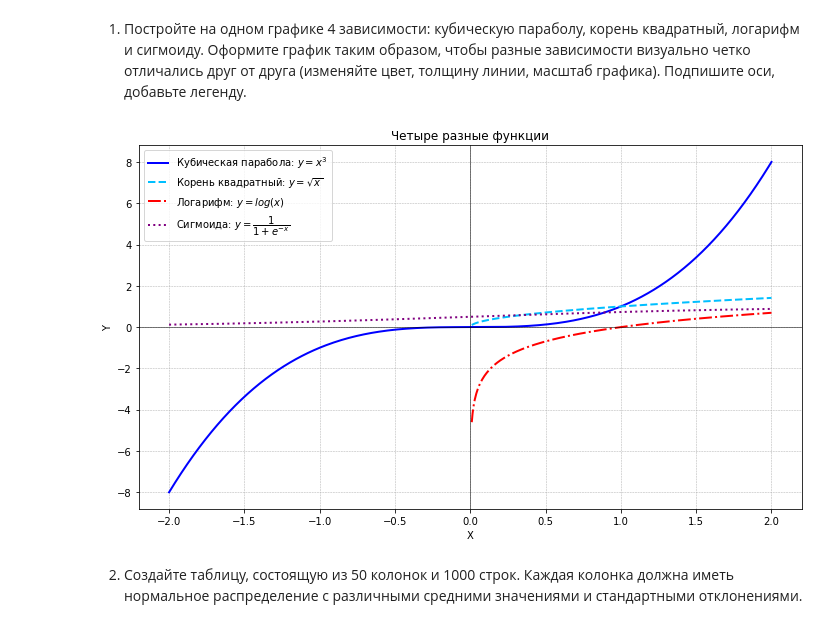
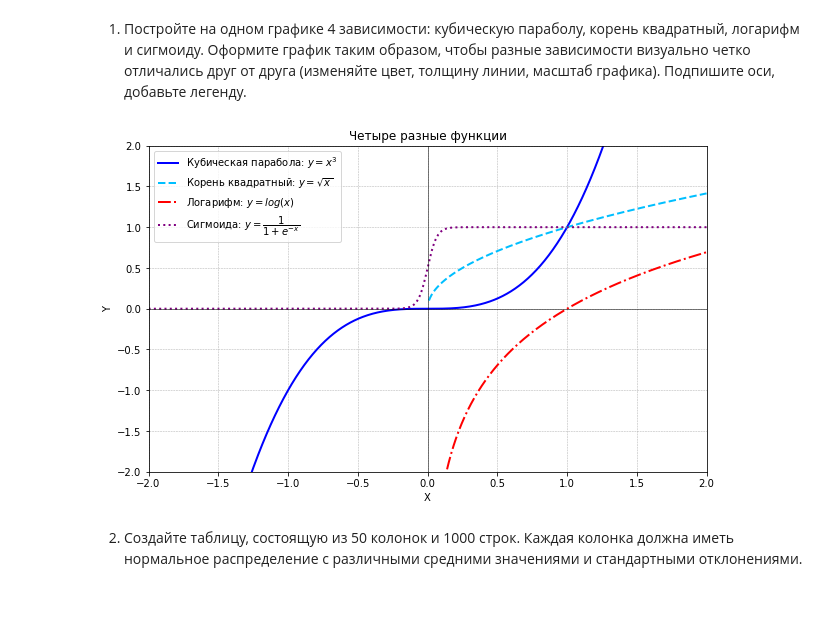
Before and after one commit to KeoFoxy/big-data-miet, a Jupyter notebook: Lab3_task.ipynb, the cells around one changed output. Drawn from its saved outputs; the diff is of its cells as text; code cells hidden in the pictures; blank space fills up the shorter version.

```diff
--- a/Lab3_task.ipynb
+++ b/Lab3_task.ipynb
@@ -234,47 +234,43 @@ plt.show()
 # %%
 # напишите здесь ваш код
 import numpy as np
 import matplotlib.pyplot as plt
 
-# Создаем массив x
-x = np.linspace(0.01, 2, 400)
-x_extended = np.linspace(-2, 2, 400)
+x = np.linspace(0.01, 2, 800)
+x_extended = np.linspace(-2, 2, 800)
 
-# Рассчитываем значения функций
 y1 = x_extended**3
 y2 = np.sqrt(x)
 y3 = np.log(x)
-y4 = 1 / (1 + np.exp(-x_extended))
+y4 = 1 / (1 + np.exp(-30 * x_extended))
 
-# Построение графиков
 plt.figure(figsize=(10, 6))
 
 plt.plot(x_extended, y1, label='Кубическая парабола: $y=x^3$',
          color='blue', linewidth=2)
-plt.plot(
-    x, y2, label='Корень квадратный: $y=\sqrt{x}$', color='deepskyblue', linestyle='--', linewidth=2)
+plt.plot(x, y2, label='Корень квадратный: $y=\sqrt{x}$',
+         color='deepskyblue', linestyle='--', linewidth=2)
 plt.plot(x, y3, label='Логарифм: $y=log(x)$',
          color='red', linestyle='-.', linewidth=2)
 plt.plot(x_extended, y4,
          label='Сигмоида: $y=\dfrac{1}{1+e^{-x}}$', color='purple', linestyle=':', linewidth=2)
 
-# Добавляем подписи к осям и легенду
 plt.xlabel('X')
 plt.ylabel('Y')
 plt.title('Четыре разные функции')
 plt.grid(True, which='both', linestyle='--', linewidth=0.5)
 plt.axhline(0, color='black', linewidth=0.5)
 plt.axvline(0, color='black', linewidth=0.5)
 plt.legend()
 
-# Показываем график
-plt.tight_layout()
+# # Задание пределов для осей
+plt.xlim(-2, 2)
+plt.ylim(-2, 2)
+
+# plt.tight_layout()
 plt.show()
-
-# Метод plt.tight_layout() автоматически корректирует расположение
-# элементов графика таким образом, чтобы они не перекрывали друг друга.
 # %% [output]
-[figure, old version]
+[figure, new version]
 # %% [markdown]
 2. Создайте таблицу, состоящую из 50 колонок и 1000 строк. Каждая колонка должна иметь нормальное распределение с различными средними значениями и стандартными отклонениями.
 # %%
```
Also changed, not shown: parts of 4 cells of this notebook, 1 other file.
